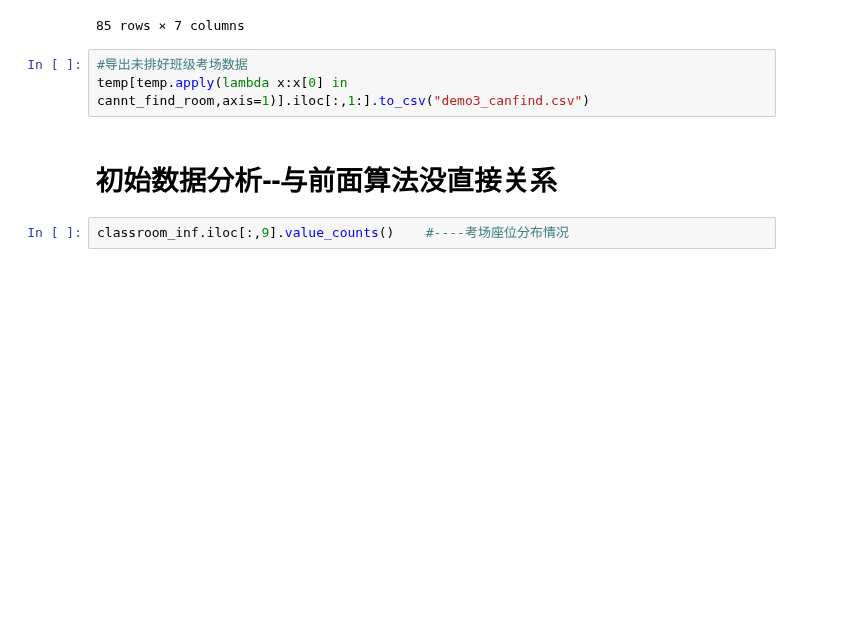
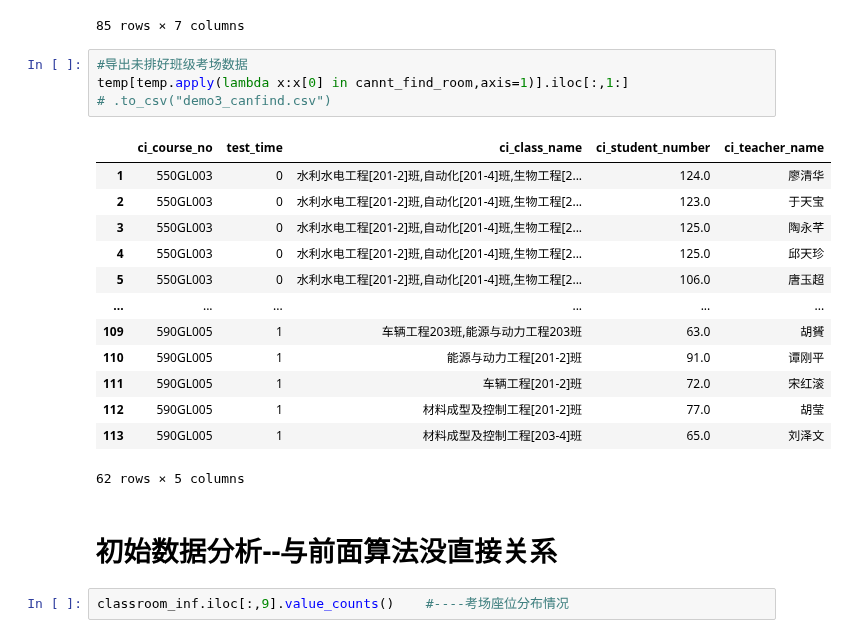
Before and after one commit to dummychicken/NCUjw, a Jupyter notebook: Ke Chen/read_data.ipynb, the cells around one changed output. Drawn from its saved outputs; the diff is of its cells as text; blank space fills up the shorter version.

```diff
--- a/Ke Chen/read_data.ipynb
+++ b/Ke Chen/read_data.ipynb
@@ -224,7 +251,22 @@ df.to_csv("demo3.csv")
 85 rows × 7 columns
 # %%
 #导出未排好班级考场数据
-temp[temp.apply(lambda x:x[0] in cannt_find_room,axis=1)].iloc[:,1:].to_csv("demo3_canfind.csv")
+temp[temp.apply(lambda x:x[0] in cannt_find_room,axis=1)].iloc[:,1:]
+# .to_csv("demo3_canfind.csv")
+# %% [output]
+|  | ci_course_no | test_time | ci_class_name | ci_student_number | ci_teacher_name |
+| 1 | 550GL003 | 0 | 水利水电工程[201-2]班,自动化[201-4]班,生物工程[2... | 124.0 | 廖清华 |
+| 2 | 550GL003 | 0 | 水利水电工程[201-2]班,自动化[201-4]班,生物工程[2... | 123.0 | 于天宝 |
+| 3 | 550GL003 | 0 | 水利水电工程[201-2]班,自动化[201-4]班,生物工程[2... | 125.0 | 陶永芊 |
+| 4 | 550GL003 | 0 | 水利水电工程[201-2]班,自动化[201-4]班,生物工程[2... | 125.0 | 邱天珍 |
+| 5 | 550GL003 | 0 | 水利水电工程[201-2]班,自动化[201-4]班,生物工程[2... | 106.0 | 唐玉超 |
+| ... | ... | ... | ... | ... | ... |
+| 109 | 590GL005 | 1 | 车辆工程203班,能源与动力工程203班 | 63.0 | 胡贇 |
+| 110 | 590GL005 | 1 | 能源与动力工程[201-2]班 | 91.0 | 谭刚平 |
+| 111 | 590GL005 | 1 | 车辆工程[201-2]班 | 72.0 | 宋红滚 |
+| 112 | 590GL005 | 1 | 材料成型及控制工程[201-2]班 | 77.0 | 胡莹 |
+| 113 | 590GL005 | 1 | 材料成型及控制工程[203-4]班 | 65.0 | 刘泽文 |
+62 rows × 5 columns
 # %% [markdown]
 # 初始数据分析--与前面算法没直接关系
 # %%
```
Also changed, not shown: parts of 12 cells of this notebook.
